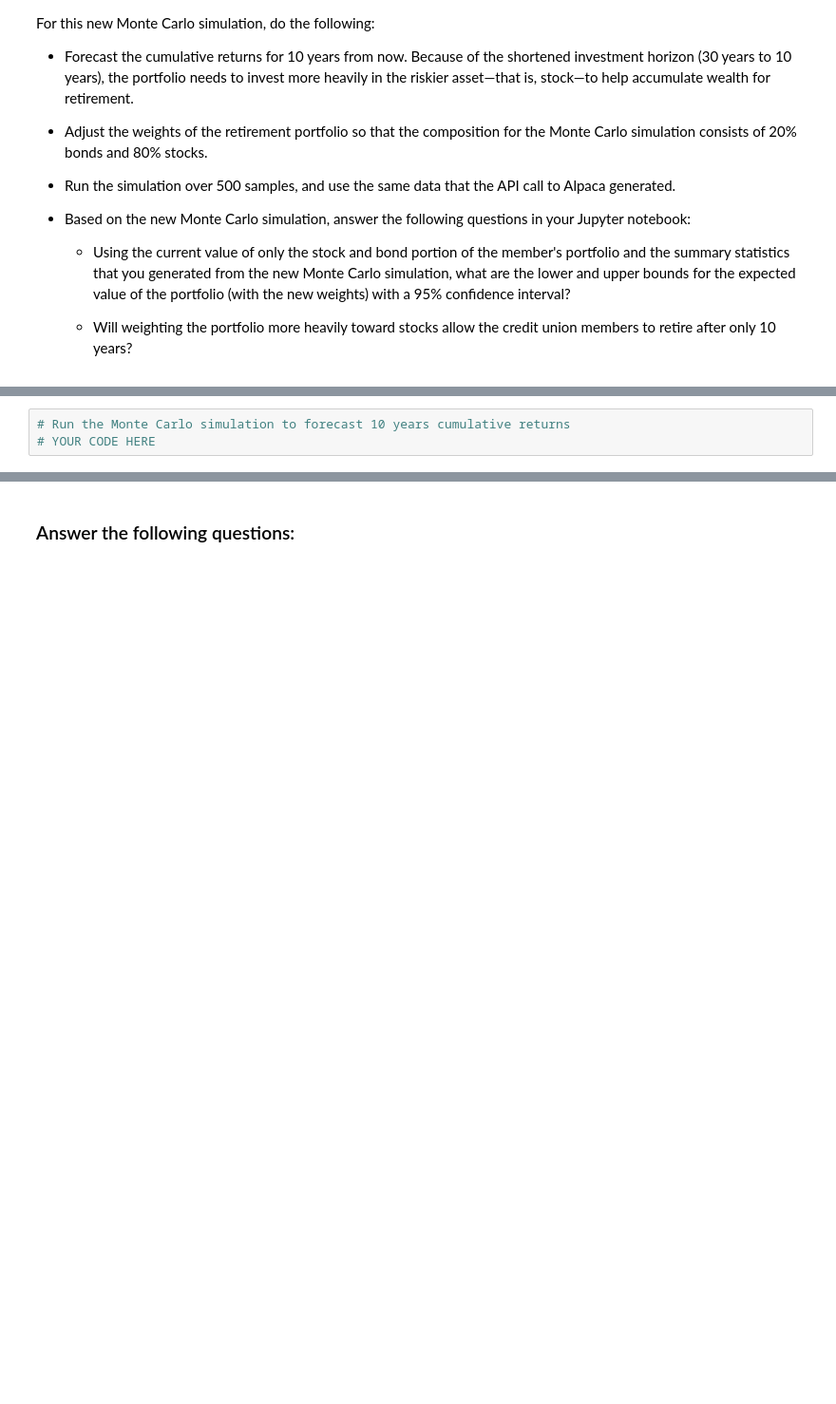
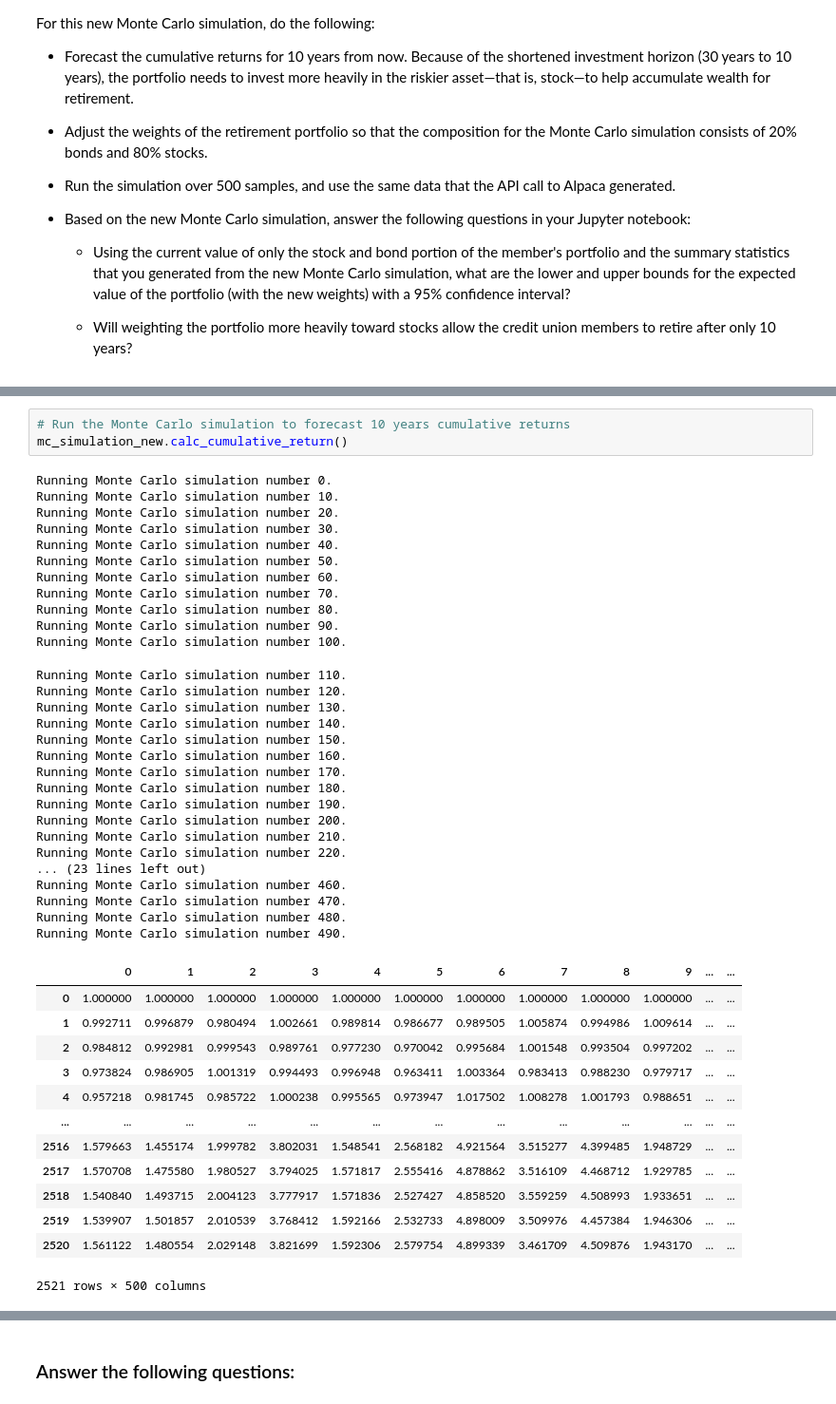
Before and after one commit to sidbetatester/financial_planner, a Jupyter notebook: financial_planning_tools.ipynb, the cells around one changed output, grey strips where cells are left out. Shown: that part at 95% size. Cells and saved outputs as stored; diff of their text form; blank space fills up the shorter version.

Commit message:
Part 2: Create a Financial Planner for Retirement: Forecast Cumulative Returns in 10 Years - Step Completed

```diff
--- a/financial_planning_tools.ipynb
+++ b/financial_planning_tools.ipynb
@@ -646,6 +656,48 @@ For this new Monte Carlo simulation, do the following:
 # %%
 # Run the Monte Carlo simulation to forecast 10 years cumulative returns
-# YOUR CODE HERE
+mc_simulation_new.calc_cumulative_return()
+# %% [output]
+Running Monte Carlo simulation number 0.
+Running Monte Carlo simulation number 10.
+Running Monte Carlo simulation number 20.
+Running Monte Carlo simulation number 30.
+Running Monte Carlo simulation number 40.
+Running Monte Carlo simulation number 50.
+Running Monte Carlo simulation number 60.
+Running Monte Carlo simulation number 70.
+Running Monte Carlo simulation number 80.
+Running Monte Carlo simulation number 90.
+Running Monte Carlo simulation number 100.
+Running Monte Carlo simulation number 110.
+Running Monte Carlo simulation number 120.
+Running Monte Carlo simulation number 130.
+Running Monte Carlo simulation number 140.
+Running Monte Carlo simulation number 150.
+Running Monte Carlo simulation number 160.
+Running Monte Carlo simulation number 170.
+Running Monte Carlo simulation number 180.
+Running Monte Carlo simulation number 190.
+Running Monte Carlo simulation number 200.
+Running Monte Carlo simulation number 210.
+Running Monte Carlo simulation number 220.
+... (23 lines left out)
+Running Monte Carlo simulation number 460.
+Running Monte Carlo simulation number 470.
+Running Monte Carlo simulation number 480.
+Running Monte Carlo simulation number 490.
+|  | 0 | 1 | 2 | 3 | 4 | 5 | 6 | 7 | 8 | 9 | ... | ... |
+| 0 | 1.000000 | 1.000000 | 1.000000 | 1.000000 | 1.000000 | 1.000000 | 1.000000 | 1.000000 | 1.000000 | 1.000000 | ... | ... |
+| 1 | 0.992711 | 0.996879 | 0.980494 | 1.002661 | 0.989814 | 0.986677 | 0.989505 | 1.005874 | 0.994986 | 1.009614 | ... | ... |
+| 2 | 0.984812 | 0.992981 | 0.999543 | 0.989761 | 0.977230 | 0.970042 | 0.995684 | 1.001548 | 0.993504 | 0.997202 | ... | ... |
+| 3 | 0.973824 | 0.986905 | 1.001319 | 0.994493 | 0.996948 | 0.963411 | 1.003364 | 0.983413 | 0.988230 | 0.979717 | ... | ... |
+| 4 | 0.957218 | 0.981745 | 0.985722 | 1.000238 | 0.995565 | 0.973947 | 1.017502 | 1.008278 | 1.001793 | 0.988651 | ... | ... |
+| ... | ... | ... | ... | ... | ... | ... | ... | ... | ... | ... | ... | ... |
+| 2516 | 1.579663 | 1.455174 | 1.999782 | 3.802031 | 1.548541 | 2.568182 | 4.921564 | 3.515277 | 4.399485 | 1.948729 | ... | ... |
+| 2517 | 1.570708 | 1.475580 | 1.980527 | 3.794025 | 1.571817 | 2.555416 | 4.878862 | 3.516109 | 4.468712 | 1.929785 | ... | ... |
+| 2518 | 1.540840 | 1.493715 | 2.004123 | 3.777917 | 1.571836 | 2.527427 | 4.858520 | 3.559259 | 4.508993 | 1.933651 | ... | ... |
+| 2519 | 1.539907 | 1.501857 | 2.010539 | 3.768412 | 1.592166 | 2.532733 | 4.898009 | 3.509976 | 4.457384 | 1.946306 | ... | ... |
+| 2520 | 1.561122 | 1.480554 | 2.029148 | 3.821699 | 1.592306 | 2.579754 | 4.899339 | 3.461709 | 4.509876 | 1.943170 | ... | ... |
+2521 rows × 500 columns
 # %%
 # Visualize the 10-year Monte Carlo simulation by creating an
 # overlay line plot
```
Also changed, not shown: parts of 25 cells of this notebook.
